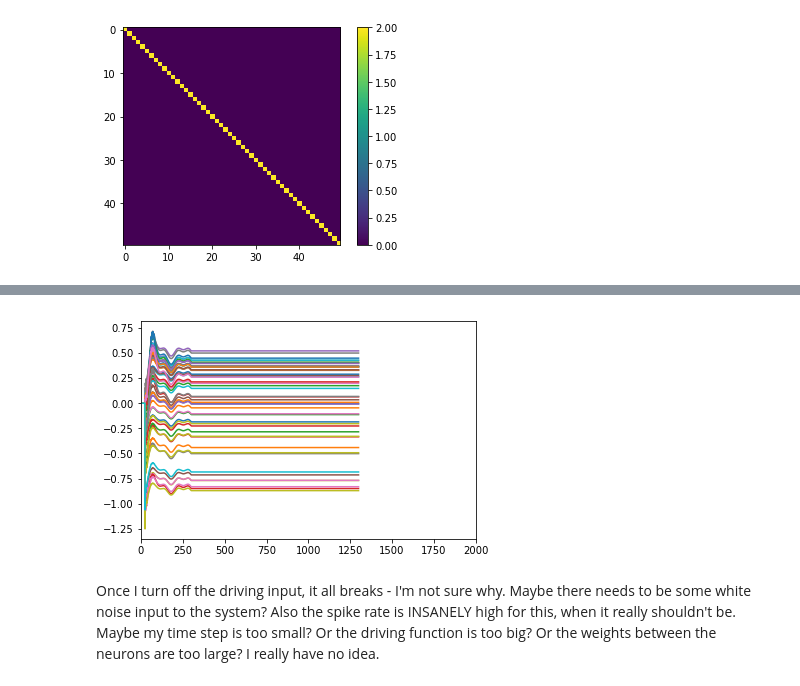
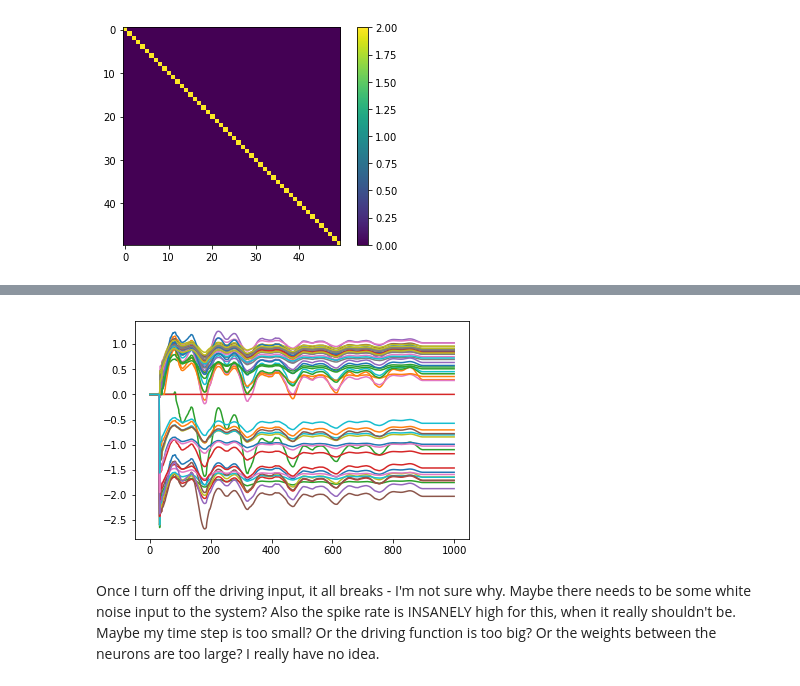
Before and after one commit to acellon/emc-brian-docker, a Jupyter notebook: src/emc-final-project.ipynb, the cells around one changed output, grey strips where cells are left out. Saved outputs shown, nothing was run; the diff lists cells and outputs as text; code cells hidden in the pictures.

```diff
--- a/src/emc-final-project.ipynb
+++ b/src/emc-final-project.ipynb
@@ -32,10 +32,10 @@ Next, let's describe each of the various parameters and variables necessary to i
 
 Now, let's set some of those parameters as defined in the paper and supplemental materials.
 # %%
-lambda_s = 1/(100 * ms)
-lambda_v = 1/(1 * second)
+lambda_s = 1/(1000 * ms)
+lambda_v = 1/(10 * second)
 
-theta = 0.05
+theta = 0.2
 gamma = 0.05
 V_r = 0.9 * theta
 # %%
@@ -288,9 +287,8 @@ show()
 # %%
 for i in range(N):
     plot(woMon.t/ms,woMon.wo[i])
-xlim([0,2000])
 show()
 # %% [output]
-[figure, old version]
+[figure, new version]
 # %% [markdown]
 Once I turn off the driving input, it all breaks - I'm not sure why. Maybe there needs to be some white noise input to the system? Also the spike rate is INSANELY high for this, when it really shouldn't be. Maybe my time step is too small? Or the driving function is too big? Or the weights between the neurons are too large? I really have no idea.
```
Also changed, not shown: parts of 14 cells of this notebook, 12 other files.
